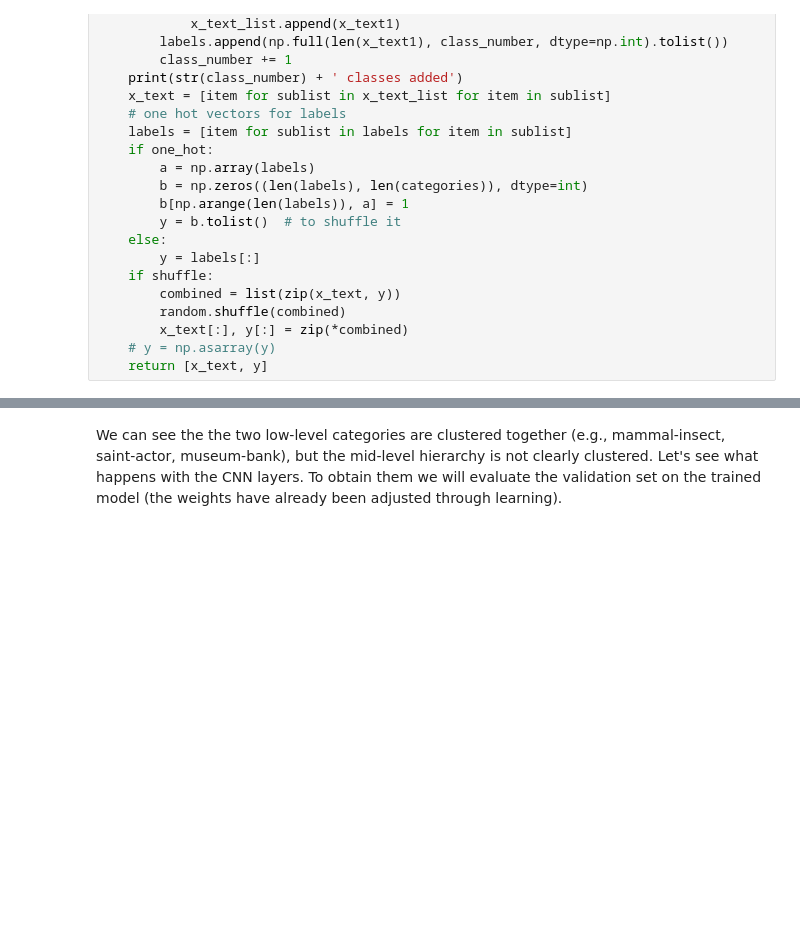
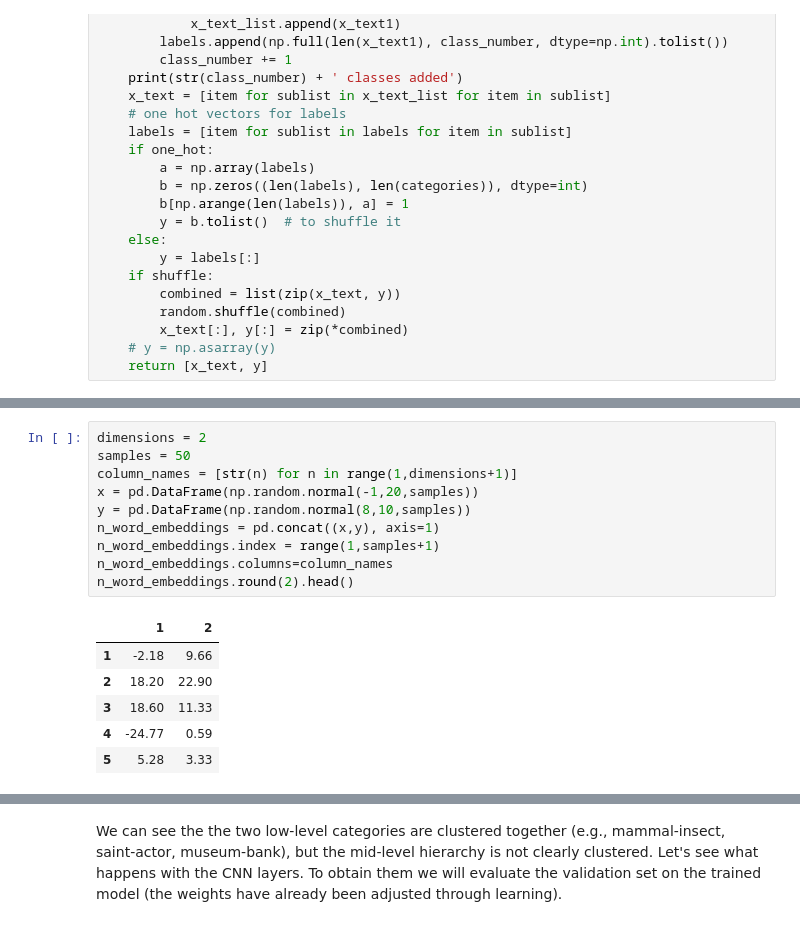
Before and after one commit to danielmlow/nlp_tutorial, a Jupyter notebook: tutorial.ipynb, the cells around one changed output, grey strips where cells are left out. Drawn from its saved outputs; the diff is of its cells as text; blank space fills up the shorter version.

```diff
--- a/tutorial.ipynb
+++ b/tutorial.ipynb
@@ -748,0 +770,17 @@ Eigenvalues
+# %%
+dimensions = 2
+samples = 50
+column_names = [str(n) for n in range(1,dimensions+1)]
+x = pd.DataFrame(np.random.normal(-1,20,samples))
+y = pd.DataFrame(np.random.normal(8,10,samples))
+n_word_embeddings = pd.concat((x,y), axis=1)
+n_word_embeddings.index = range(1,samples+1)
+n_word_embeddings.columns=column_names
+n_word_embeddings.round(2).head()
+# %% [output]
+|  | 1 | 2 |
+| 1 | -2.18 | 9.66 |
+| 2 | 18.20 | 22.90 |
+| 3 | 18.60 | 11.33 |
+| 4 | -24.77 | 0.59 |
+| 5 | 5.28 | 3.33 |
```
Also changed, not shown: parts of 42 cells of this notebook, 4 other files.
